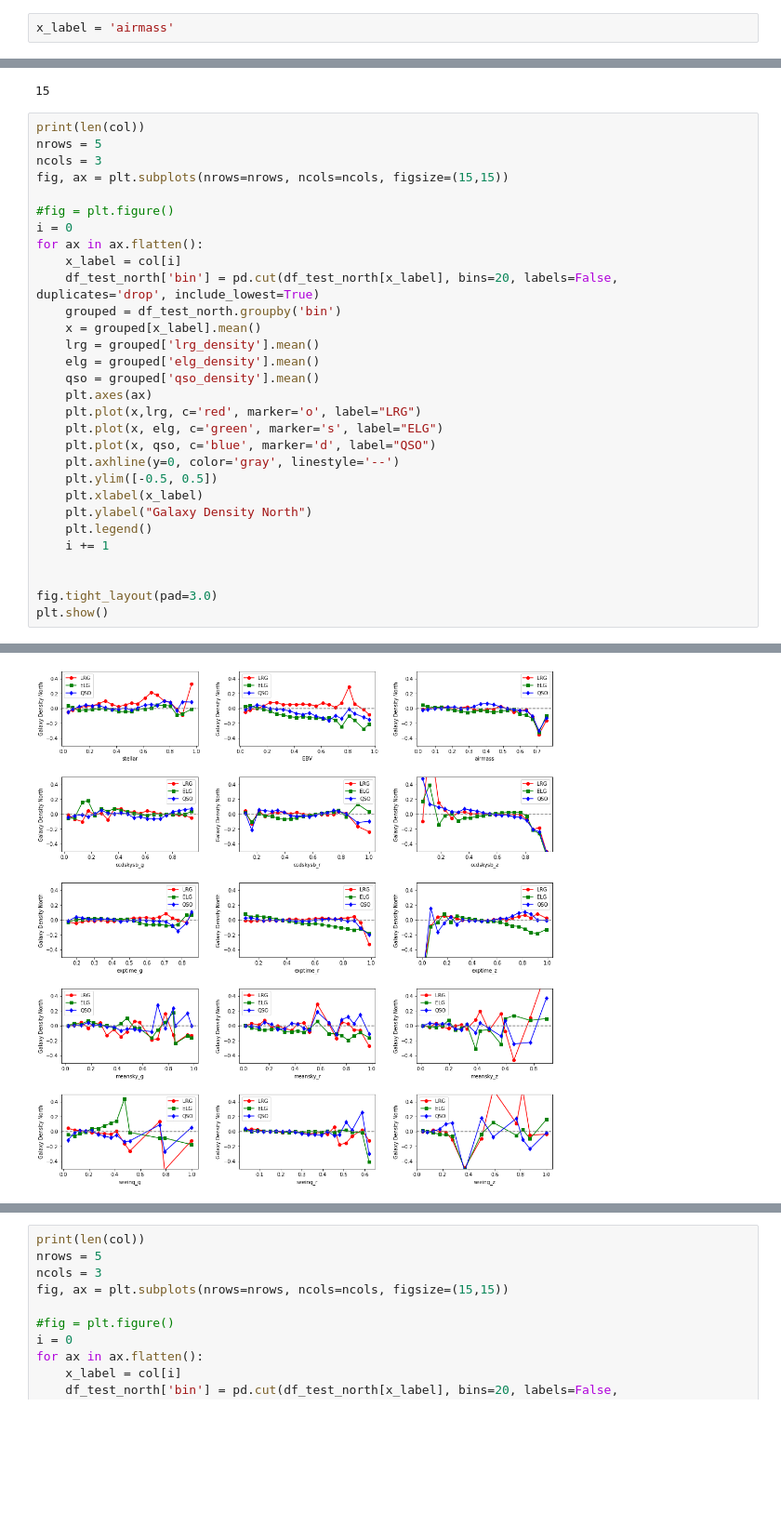
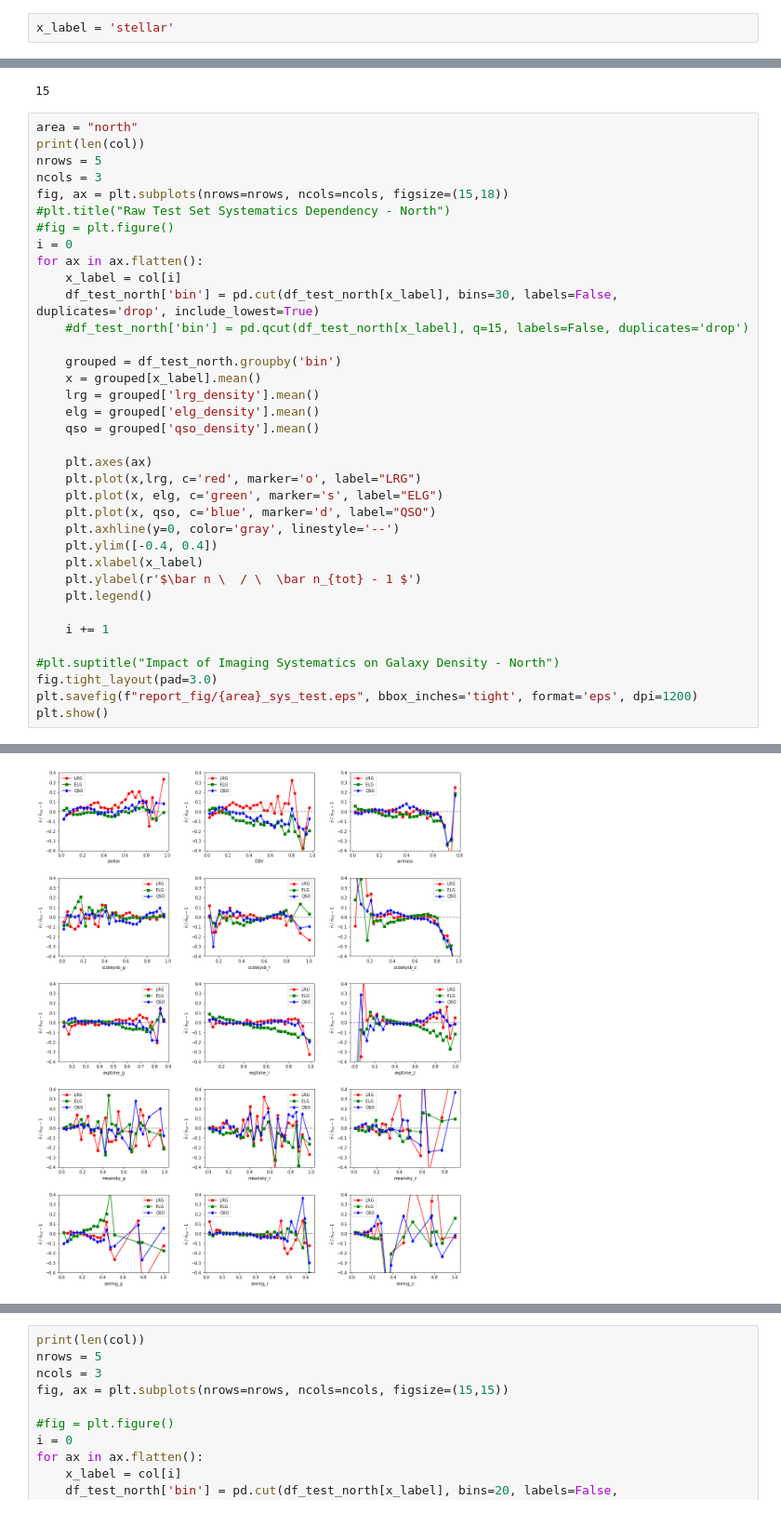
Before and after one commit to elleggert/astrostatistics, a Jupyter notebook: models/regression/kit_geo_regression.ipynb, the cells around one changed output, grey strips where cells are left out. Shown at 93% size. Saved outputs shown, nothing was run; the diff lists cells and outputs as text; blank space fills up the shorter version.

```diff
--- a/models/regression/kit_geo_regression.ipynb
+++ b/models/regression/kit_geo_regression.ipynb
@@ -118,7 +118,7 @@ Index(['pixel_id', 'lrg', 'elg', 'qso', 'exposures', 'stellar', 'EBV',
        'elg_lin_density', 'qso_lin_density'],
       dtype='object')
 # %%
-x_label = 'airmass'
+x_label = 'stellar'
 # %%
 df_test_north['bin'], bins = pd.cut(df_test_north[x_label], bins=20, labels=False, duplicates='drop', include_lowest=True, retbins=True)
 print(df_test_north['bin'].value_counts())
@@ -194,34 +228,40 @@ print(len(col))
 # %% [output]
 15
 # %%
+area = "north"
 print(len(col))
 nrows = 5
 ncols = 3
-fig, ax = plt.subplots(nrows=nrows, ncols=ncols, figsize=(15,15))
-
+fig, ax = plt.subplots(nrows=nrows, ncols=ncols, figsize=(15,18))
+#plt.title("Raw Test Set Systematics Dependency - North")
 #fig = plt.figure()
 i = 0
 for ax in ax.flatten():
     x_label = col[i]
-    df_test_north['bin'] = pd.cut(df_test_north[x_label], bins=20, labels=False, duplicates='drop', include_lowest=True)
+    df_test_north['bin'] = pd.cut(df_test_north[x_label], bins=30, labels=False, duplicates='drop', include_lowest=True)
+    #df_test_north['bin'] = pd.qcut(df_test_north[x_label], q=15, labels=False, duplicates='drop')
+
     grouped = df_test_north.groupby('bin')
     x = grouped[x_label].mean()
     lrg = grouped['lrg_density'].mean()
     elg = grouped['elg_density'].mean()
     qso = grouped['qso_density'].mean()
+
     plt.axes(ax)
     plt.plot(x,lrg, c='red', marker='o', label="LRG")
     plt.plot(x, elg, c='green', marker='s', label="ELG")
     plt.plot(x, qso, c='blue', marker='d', label="QSO")
     plt.axhline(y=0, color='gray', linestyle='--')
-    plt.ylim([-0.5, 0.5])
+    plt.ylim([-0.4, 0.4])
     plt.xlabel(x_label)
-    plt.ylabel("Galaxy Density North")
+    plt.ylabel(r'$\bar n \  / \  \bar n_{tot} - 1 $')
     plt.legend()
+
     i += 1
 
-
+#plt.suptitle("Impact of Imaging Systematics on Galaxy Density - North")
 fig.tight_layout(pad=3.0)
+plt.savefig(f"report_fig/{area}_sys_test.eps", bbox_inches='tight', format='eps', dpi=1200)
 plt.show()
 # %% [output]
 15
@@ -228 +285 @@ plt.show()
-[figure, old version]
+[figure, new version]
```
Also changed, not shown: parts of 12 cells of this notebook.
